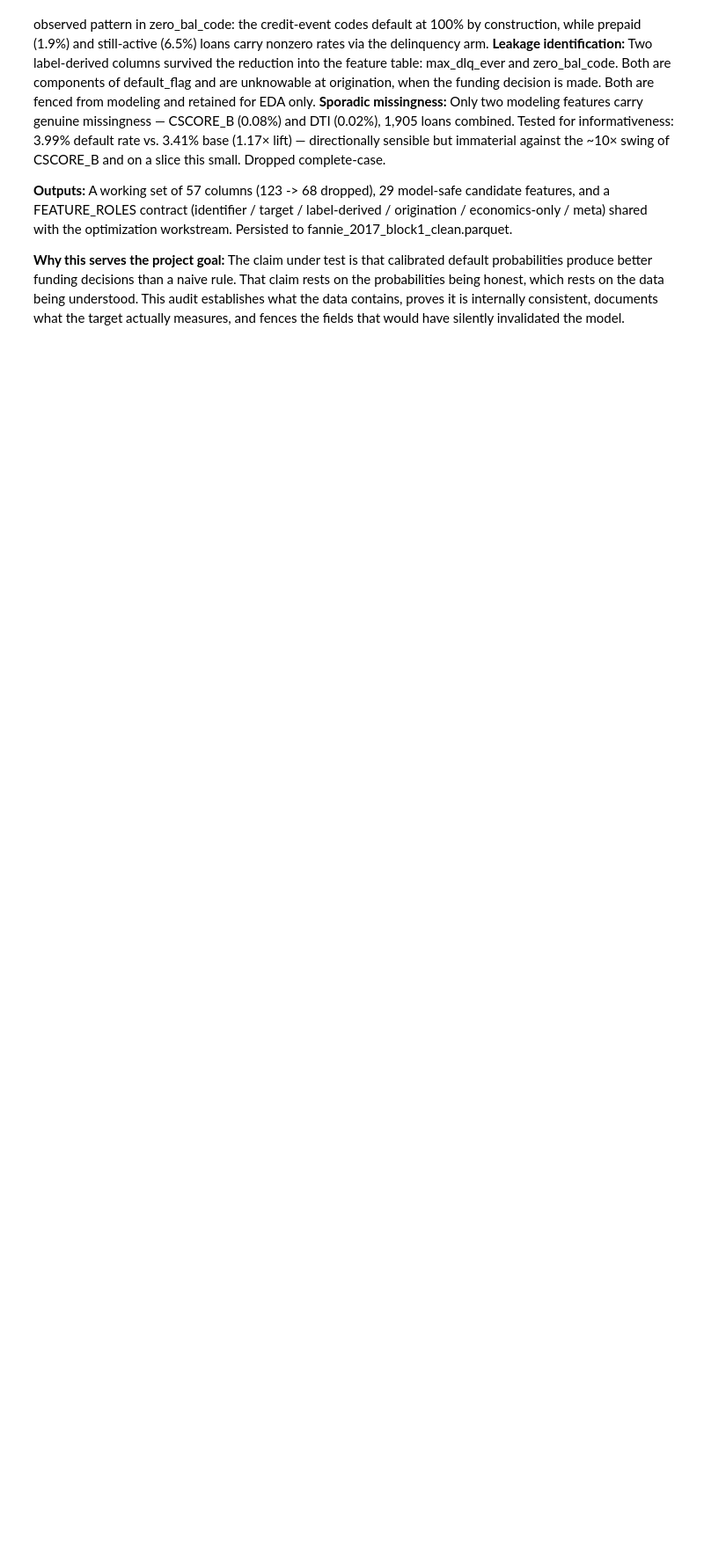
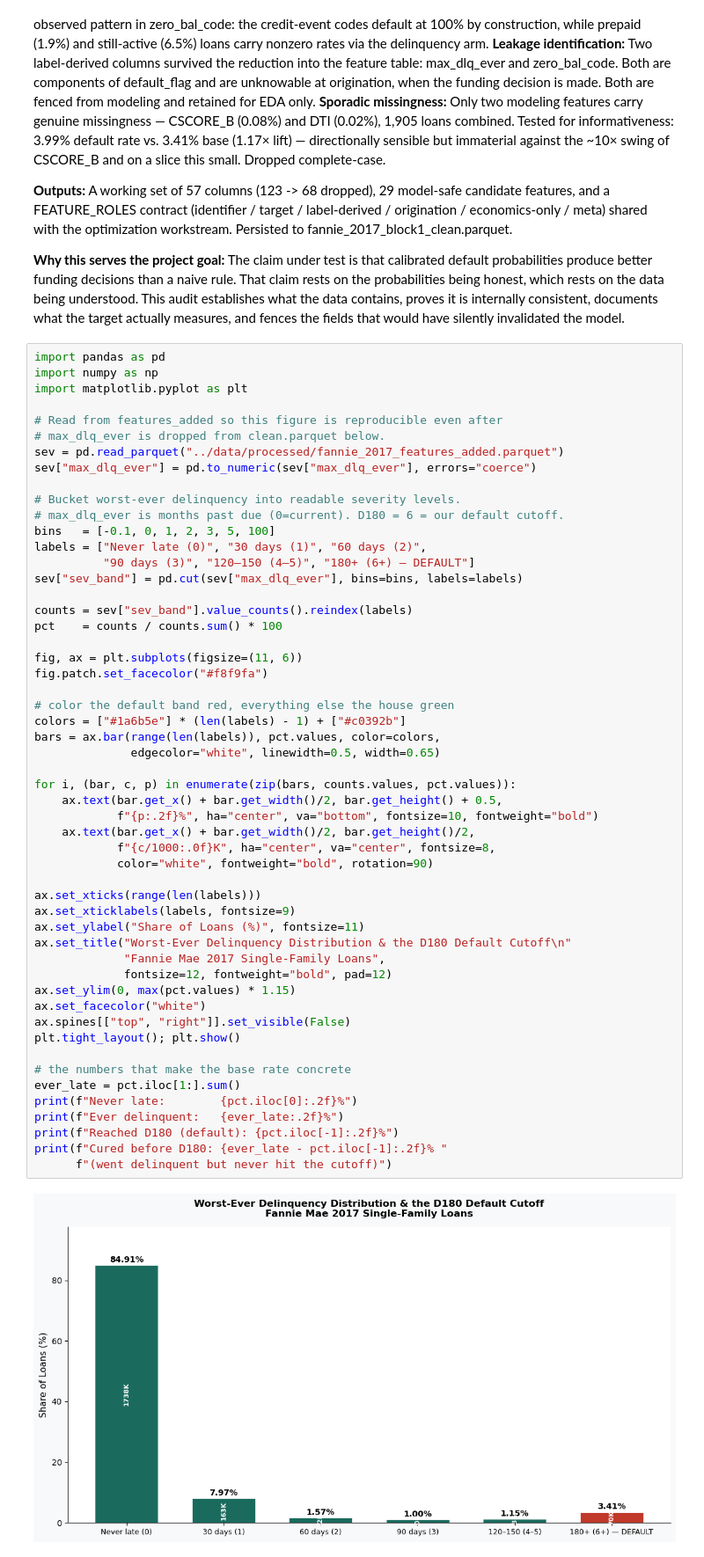
Before and after one commit to PhillipJRoman/loan-portfolio-optimization, a Jupyter notebook: eda/01_data_quality.ipynb, the cells around one changed output. Shown at 88% size. Cells and saved outputs as stored; diff of their text form; blank space fills up the shorter version.

```diff
--- a/eda/01_data_quality.ipynb
+++ b/eda/01_data_quality.ipynb
@@ -343,3 +343,58 @@ print(f"{len(df_work):,} loans x {df_work.shape[1]} cols | "
 **Outputs:** A working set of 57 columns (123 -> 68 dropped), 29 model-safe candidate features, and a FEATURE_ROLES contract (identifier / target / label-derived / origination / economics-only / meta) shared with the optimization workstream. Persisted to fannie_2017_block1_clean.parquet.
 
 **Why this serves the project goal:** The claim under test is that calibrated default probabilities produce better funding decisions than a naive rule. That claim rests on the probabilities being honest, which rests on the data being understood. This audit establishes what the data contains, proves it is internally consistent, documents what the target actually measures, and fences the fields that would have silently invalidated the model.
+# %%
+import pandas as pd
+import numpy as np
+import matplotlib.pyplot as plt
+
+# Read from features_added so this figure is reproducible even after
+# max_dlq_ever is dropped from clean.parquet below.
+sev = pd.read_parquet("../data/processed/fannie_2017_features_added.parquet")
+sev["max_dlq_ever"] = pd.to_numeric(sev["max_dlq_ever"], errors="coerce")
+
+# Bucket worst-ever delinquency into readable severity levels.
+# max_dlq_ever is months past due (0=current). D180 = 6 = our default cutoff.
+bins   = [-0.1, 0, 1, 2, 3, 5, 100]
+labels = ["Never late (0)", "30 days (1)", "60 days (2)",
+          "90 days (3)", "120–150 (4–5)", "180+ (6+) — DEFAULT"]
+sev["sev_band"] = pd.cut(sev["max_dlq_ever"], bins=bins, labels=labels)
+
+counts = sev["sev_band"].value_counts().reindex(labels)
+pct    = counts / counts.sum() * 100
+
+fig, ax = plt.subplots(figsize=(11, 6))
+fig.patch.set_facecolor("#f8f9fa")
+
+# color the default band red, everything else the house green
+colors = ["#1a6b5e"] * (len(labels) - 1) + ["#c0392b"]
+bars = ax.bar(range(len(labels)), pct.values, color=colors,
+              edgecolor="white", linewidth=0.5, width=0.65)
+
+for i, (bar, c, p) in enumerate(zip(bars, counts.values, pct.values)):
+    ax.text(bar.get_x() + bar.get_width()/2, bar.get_height() + 0.5,
+            f"{p:.2f}%", ha="center", va="bottom", fontsize=10, fontweight="bold")
+    ax.text(bar.get_x() + bar.get_width()/2, bar.get_height()/2,
+            f"{c/1000:.0f}K", ha="center", va="center", fontsize=8,
+            color="white", fontweight="bold", rotation=90)
+
+ax.set_xticks(range(len(labels)))
+ax.set_xticklabels(labels, fontsize=9)
+ax.set_ylabel("Share of Loans (%)", fontsize=11)
+ax.set_title("Worst-Ever Delinquency Distribution & the D180 Default Cutoff\n"
+             "Fannie Mae 2017 Single-Family Loans",
+             fontsize=12, fontweight="bold", pad=12)
+ax.set_ylim(0, max(pct.values) * 1.15)
+ax.set_facecolor("white")
+ax.spines[["top", "right"]].set_visible(False)
+plt.tight_layout(); plt.show()
+
+# the numbers that make the base rate concrete
+ever_late = pct.iloc[1:].sum()
+print(f"Never late:        {pct.iloc[0]:.2f}%")
+print(f"Ever delinquent:   {ever_late:.2f}%")
+print(f"Reached D180 (default): {pct.iloc[-1]:.2f}%")
+print(f"Cured before D180: {ever_late - pct.iloc[-1]:.2f}% "
+      f"(went delinquent but never hit the cutoff)")
+# %% [output]
+[figure, added]
```
Also changed, not shown: parts of 2 cells of this notebook, 2 other files.
